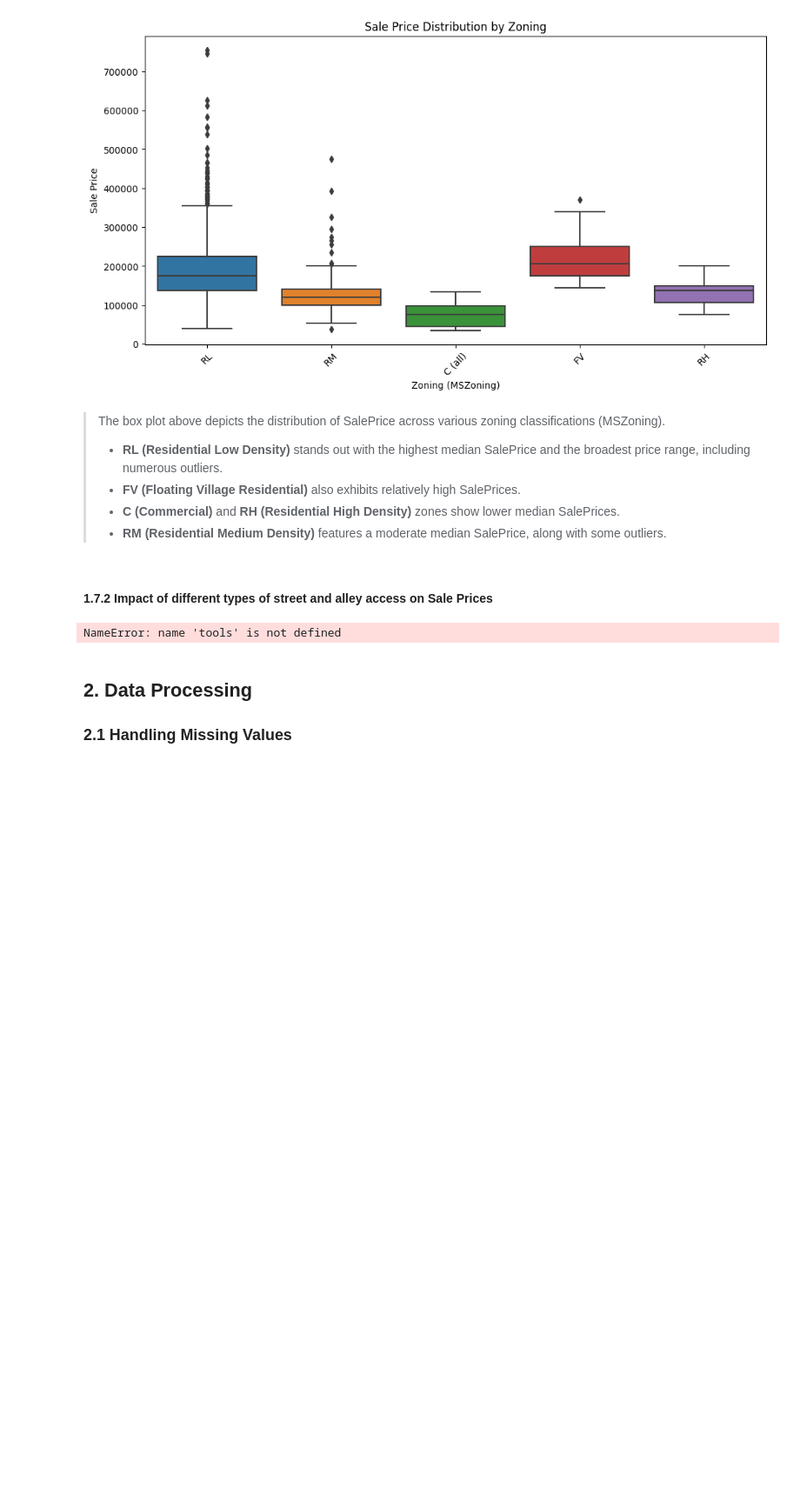
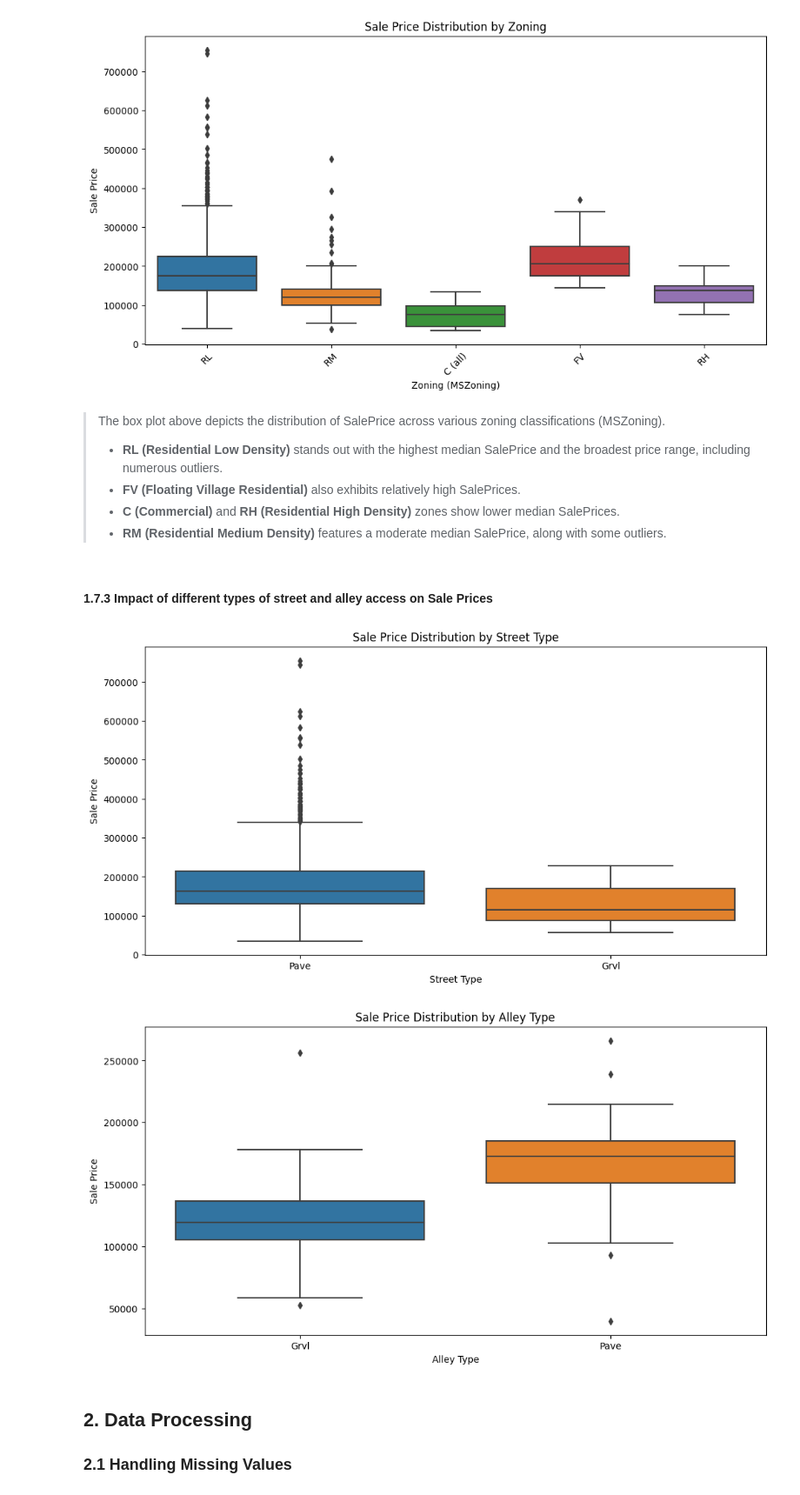
Before and after one commit to rishav21r/House-Prices---Advanced-Regression-Techniques, a Jupyter notebook: house_prices_advanced_regression.ipynb, the cells around one changed output. Shown at 87% size. Saved outputs shown, nothing was run; the diff lists cells and outputs as text; code cells hidden in the pictures; blank space fills up the shorter version.

```diff
--- a/house_prices_advanced_regression.ipynb
+++ b/house_prices_advanced_regression.ipynb
@@ -464,29 +456,33 @@ plt.show()
 >- **C (Commercial)** and **RH (Residential High Density)** zones show lower median SalePrices.
 >- **RM (Residential Medium Density)** features a moderate median SalePrice, along with some outliers.
 # %% [markdown]
-#### 1.7.2 Impact of different types of street and alley access on Sale Prices
+#### 1.7.3 Impact of different types of street and alley access on Sale Prices
 # %%
 # Impact of street and alley access on sale prices
+from IPython.display import display
+
 street_price = train_df.groupby('Street')['SalePrice'].mean().reset_index()
 alley_price = train_df.groupby('Alley')['SalePrice'].mean().reset_index()
-tools.display_dataframe_to_user(name="Street Price", dataframe=street_price)
-tools.display_dataframe_to_user(name="Alley Price", dataframe=alley_price)
+
+#display(street_price)
+#display(alley_price)
 
 plt.figure(figsize=(12, 6))
 sns.boxplot(x='Street', y='SalePrice', data=train_df)
 plt.title('Sale Price Distribution by Street Type')
 plt.xlabel('Street Type')
 plt.ylabel('Sale Price')
 plt.show()
 
 plt.figure(figsize=(12, 6))
 sns.boxplot(x='Alley', y='SalePrice', data=train_df)
 plt.title('Sale Price Distribution by Alley Type')
 plt.xlabel('Alley Type')
 plt.ylabel('Sale Price')
 plt.show()
 # %% [output]
-NameError: name 'tools' is not defined
+[figure, added]
+[figure, added]
 # %% [markdown]
 ## 2. Data Processing
 
```
Also changed, not shown: parts of 1 cell of this notebook.
